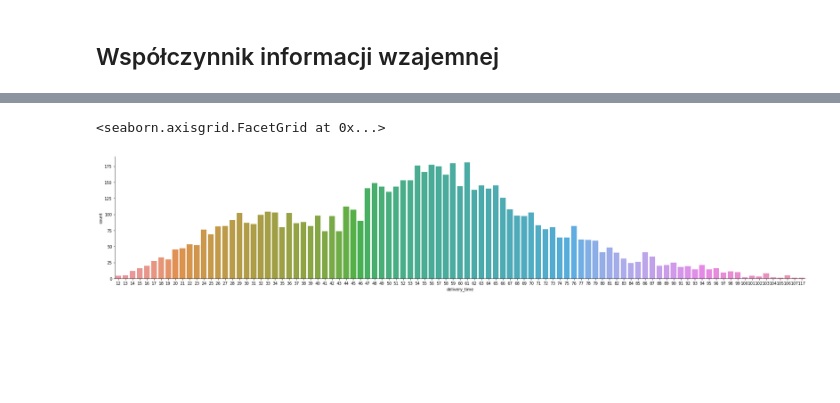
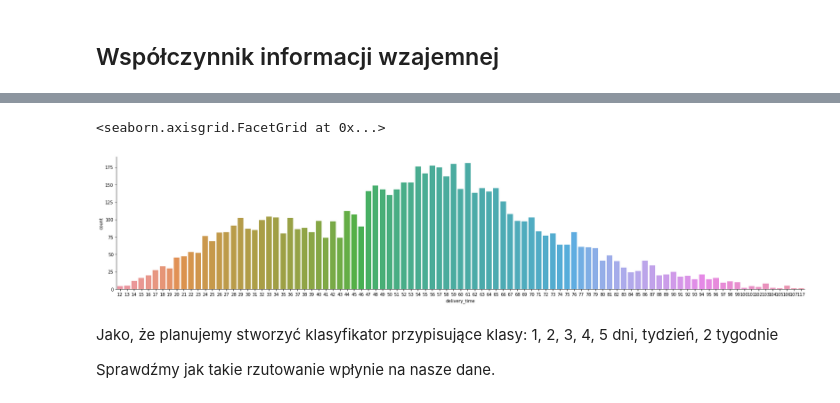
Before and after one commit to jakubZiel/AI-Engineering, a Jupyter notebook: notebooks/data_analysis.ipynb, the cells around one changed output, grey strips where cells are left out. Cells and saved outputs as stored; diff of their text form; code cells hidden in the pictures; blank space fills up the shorter version.

```diff
--- a/notebooks/data_analysis.ipynb
+++ b/notebooks/data_analysis.ipynb
@@ -667,21 +675,24 @@ Rozkłady są niemal identyczne, wygląda, że kategoria sprzętu prawie nie wp
 # %%
 from sklearn import metrics
+from scipy.stats import entropy
 
 def castInt(delivery_time):
     return int(delivery_time)
 
 aggregatedDF_delivery_time_int = aggregatedDF['delivery_time'].apply(castInt)
+aggregatedDF_price_to_int = aggregatedDF['price'].apply(castInt)
 
 aggregatedDF['delivery_time'] = aggregatedDF_delivery_time_int
+aggregatedDF['price'] = aggregatedDF_price_to_int
 
-aggregatedDF.head(n=2)
+print("Entropy of delivery_time = " + str(entropy(aggregatedDF['delivery_time'].value_counts())))
 
-print(metrics.mutual_info_score(aggregatedDF['delivery_time'], aggregatedDF['delivery_company']))
-print(metrics.mutual_info_score(aggregatedDF['delivery_time'], aggregatedDF['week_day']))
-print(metrics.mutual_info_score(aggregatedDF['delivery_time'], aggregatedDF['city']))
-
-arg = [i for i in range(7000)]
-val = [i for i in range(7000)]
-
-print(metrics.mutual_info_score(arg, val))
+print("MI(delivery_time, delivery_company) = " + str(metrics.mutual_info_score(aggregatedDF['delivery_time'], aggregatedDF['delivery_company'])))
+print("MI(delivery_time, week_day) = " + str(metrics.mutual_info_score(aggregatedDF['delivery_time'], aggregatedDF['week_day'])))
+print("MI(delivery_time, city) = " + str(metrics.mutual_info_score(aggregatedDF['delivery_time'], aggregatedDF['city'])))
+print("MI(delivery_time, product_name) = " + str(metrics.mutual_info_score(aggregatedDF['delivery_time'], aggregatedDF['product_name'])))
+print("MI(delivery_time, category_path) = " + str(metrics.mutual_info_score(aggregatedDF['delivery_time'], aggregatedDF['category_path'])))
+print("MI(delivery_time, street) = " + str(metrics.mutual_info_score(aggregatedDF['delivery_time'], aggregatedDF['street'])))
+print("MI(delivery_time, price) = " + str(metrics.mutual_info_score(aggregatedDF['delivery_time'], aggregatedDF['price'])))
+print("MI(delivery_time, user_id) = " + str(metrics.mutual_info_score(aggregatedDF['delivery_time'], aggregatedDF['user_id'])))
 # %% [output]
@@ -705,5 +726,10 @@ nie widzieliśm, a do dyspozycji mamy tylko jego lokalizację i parametry dostaw
 # %%
-sbn.catplot(data=aggregatedDF, x='delivery_time', kind='count', aspect= 5)
+sbn.catplot(data=aggregatedDF, x='delivery_time', kind='count', aspect= 4.6)
 # %% [output]
 <seaborn.axisgrid.FacetGrid at 0x...>
-[figure, old version]
+[figure, new version]
+# %% [markdown]
+Jako, że planujemy stworzyć klasyfikator przypisujące klasy:
+1, 2, 3, 4, 5 dni, tydzień, 2 tygodnie
+
+Sprawdźmy jak takie rzutowanie wpłynie na nasze dane.
```
Also changed, not shown: parts of 13 cells of this notebook.
